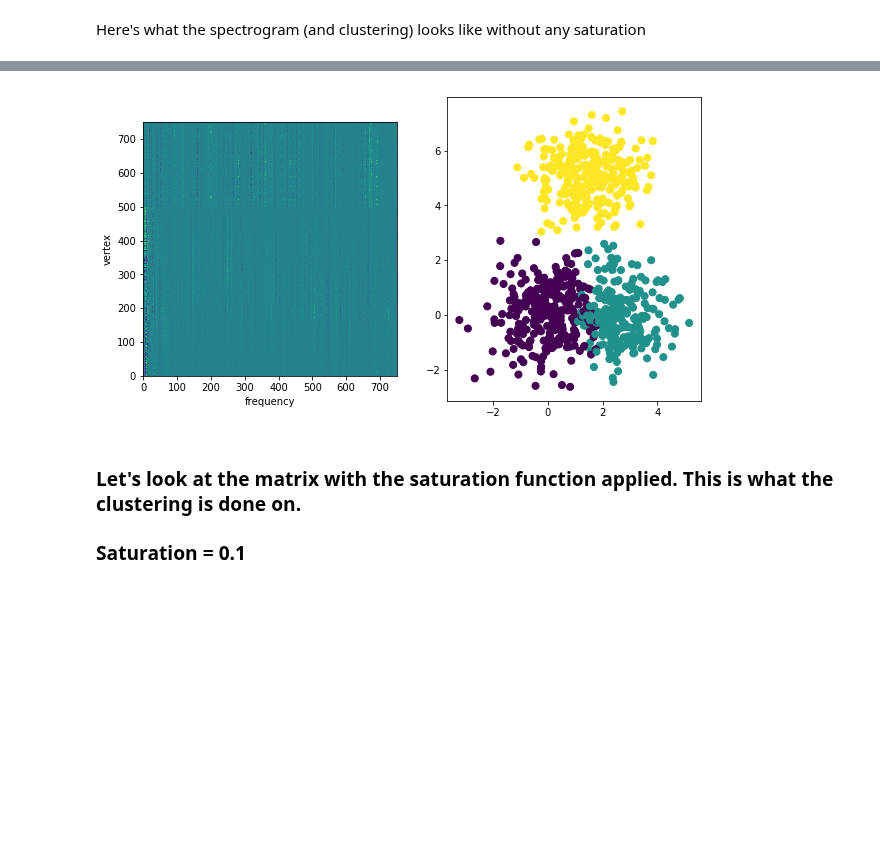
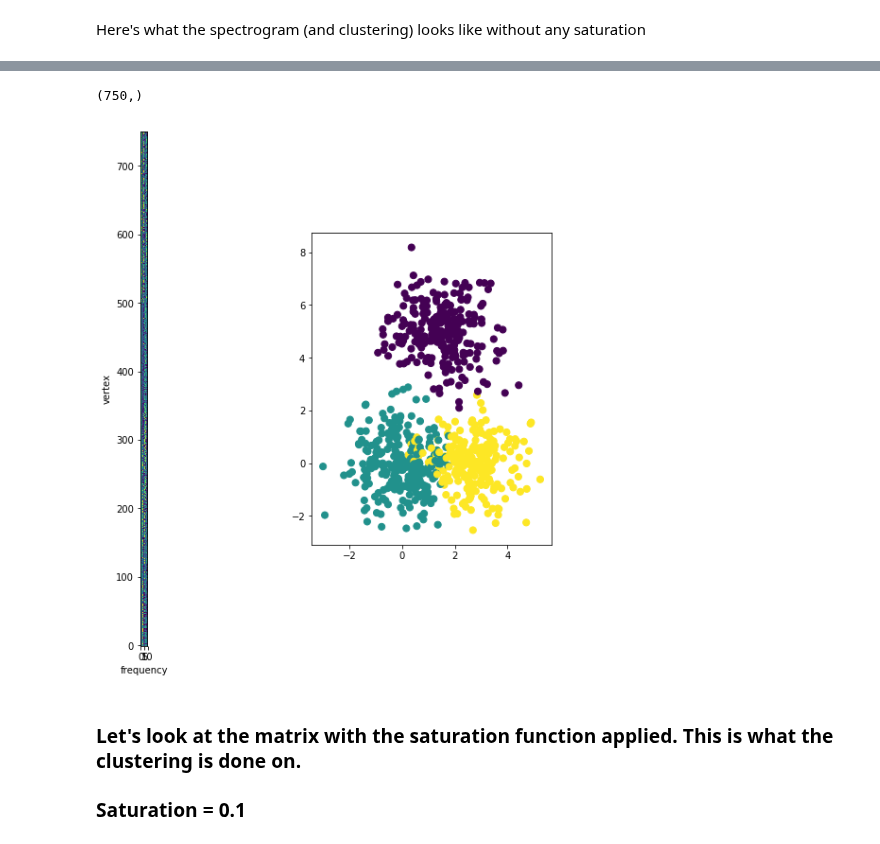
Before and after one commit to KrishnaswamyLab/MELD, a Jupyter notebook: python/meld/meld_txclustering.ipynb, the cells around one changed output, grey strips where cells are left out. Saved outputs shown, nothing was run; the diff lists cells and outputs as text; code cells hidden in the pictures; blank space fills up the shorter version.

```diff
--- a/python/meld/meld_txclustering.ipynb
+++ b/python/meld/meld_txclustering.ipynb
@@ -55,0 +58,4 @@ plt.show()
+# %%
+meldobj = mc.MELDCluster(k=4,window_count=4)
+# %%
+meldobj.fit(g,refit=True)
@@ -65,0 +151,13 @@ Here's what the spectrogram (and clustering) looks like without any saturation
+# %%
+Cbase = mc.compute_spectrogram(g,idx,t=1)
+k = 3
+to_clust = (Cbase.T[:,:k])/np.linalg.norm(Cbase.T[:,:k], axis=1)[:,np.newaxis]#mc.saturation_function(Cbase.T,alpha=10)
+to_clust = (to_clust*(g.U[:,:k]/np.linalg.norm(g.U[:,:k],axis=1)[:,np.newaxis]))
+labels = KMeans(n_clusters=k).fit_predict(np.abs(to_clust))
+fig, (ax1,ax2) = plt.subplots(nrows=1, ncols =2, figsize = (10,10))
+ax1.imshow(to_clust, origin = 'lower',aspect='auto')
+ax1.set_xlabel('frequency')
+ax1.set_ylabel('vertex')
+ax2.scatter(d_all[:,0], d_all[:,1], c=labels,s =50)
+ax2.set_aspect('equal')
+plt.show()
@@ -66,14 +175,21 @@ Here's what the spectrogram (and clustering) looks like without any saturation
+# %%
+u,s,v = np.linalg.svd(mc.saturation_function(Cbase.T,alpha=1))
+# %%
+s.shape
+# %% [output]
+(750,)
 # %%
-labels = KMeans(n_clusters=3).fit_predict(Cbase.T)
+
+labels = KMeans(n_clusters=3).fit_predict((u@np.diag(s)))
 fig, (ax1,ax2) = plt.subplots(nrows=1, ncols =2, figsize = (10,10))
-ax1.imshow(Cbase.T, origin = 'lower')
+ax1.imshow(mc.saturation_function(Cbase.T[:,:10]/np.linalg.norm(Cbase.T[:,:10],axis=1)[:,np.newaxis],alpha=1), origin = 'lower')
 ax1.set_xlabel('frequency')
 ax1.set_ylabel('vertex')
 ax2.scatter(d_all[:,0], d_all[:,1], c=labels,s =50)
 ax2.set_aspect('equal')
 plt.show()
 # %% [output]
-[figure, old version]
+[figure, new version]
 # %% [markdown]
 ### Let's look at the matrix with the saturation function applied. This is what the clustering is done on.
 ### Saturation = 0.1
```
Also changed, not shown: parts of 34 cells of this notebook, 2 other files.
